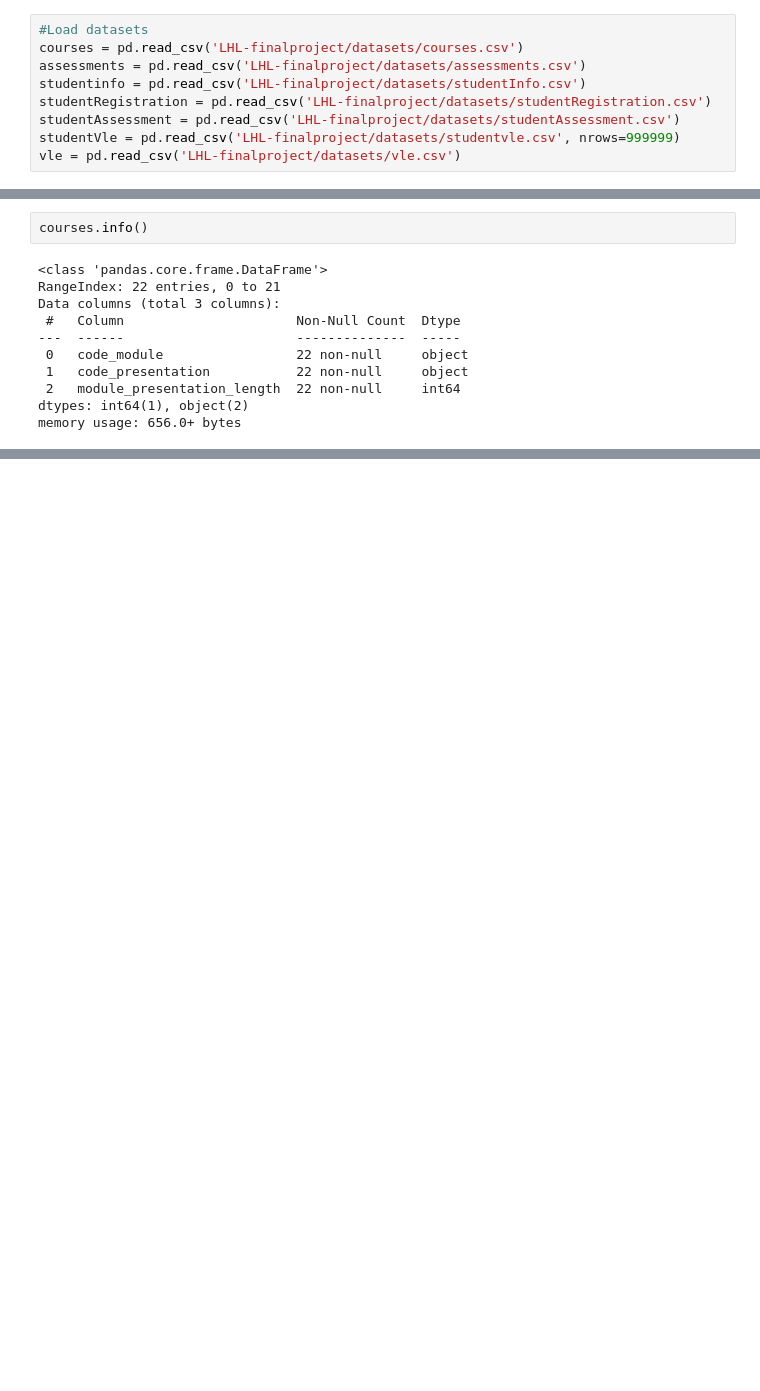
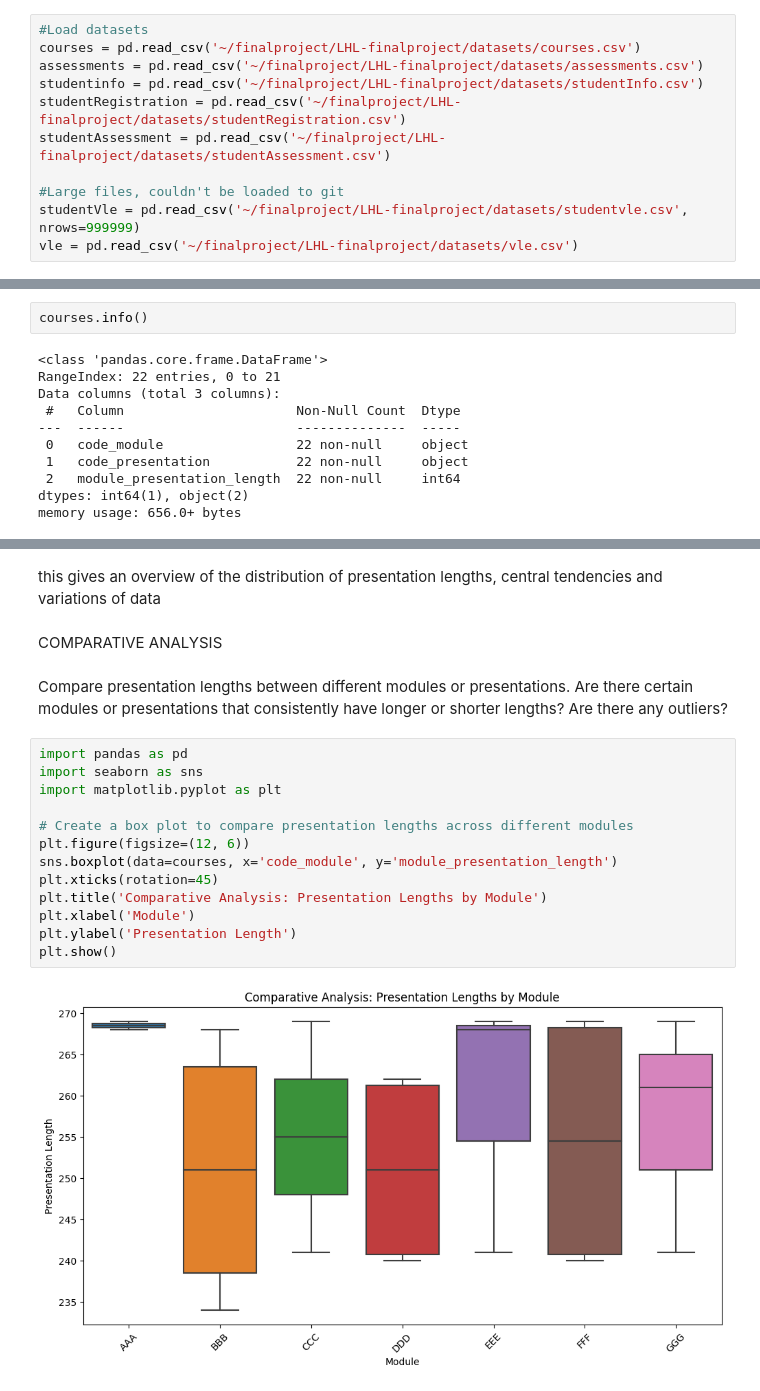
Before and after one commit to LaraOnipede/LHL-finalProject, a Jupyter notebook: notebooks/ExploratoryDataAnalysis.ipynb, the cells around one changed output, grey strips where cells are left out. Drawn from its saved outputs; the diff is of its cells as text; blank space fills up the shorter version.

Commit message:
Exploring the courses and assessments files

```diff
--- a/notebooks/ExploratoryDataAnalysis.ipynb
+++ b/notebooks/ExploratoryDataAnalysis.ipynb
@@ -13,12 +13,14 @@ import warnings
 warnings.filterwarnings('ignore')
 # %%
 #Load datasets
-courses = pd.read_csv('LHL-finalproject/datasets/courses.csv')
-assessments = pd.read_csv('LHL-finalproject/datasets/assessments.csv')
-studentinfo = pd.read_csv('LHL-finalproject/datasets/studentInfo.csv')
-studentRegistration = pd.read_csv('LHL-finalproject/datasets/studentRegistration.csv')
-studentAssessment = pd.read_csv('LHL-finalproject/datasets/studentAssessment.csv')
-studentVle = pd.read_csv('LHL-finalproject/datasets/studentvle.csv', nrows=999999)
-vle = pd.read_csv('LHL-finalproject/datasets/vle.csv')
+courses = pd.read_csv('~/finalproject/LHL-finalproject/datasets/courses.csv')
+assessments = pd.read_csv('~/finalproject/LHL-finalproject/datasets/assessments.csv')
+studentinfo = pd.read_csv('~/finalproject/LHL-finalproject/datasets/studentInfo.csv')
+studentRegistration = pd.read_csv('~/finalproject/LHL-finalproject/datasets/studentRegistration.csv')
+studentAssessment = pd.read_csv('~/finalproject/LHL-finalproject/datasets/studentAssessment.csv')
+
+#Large files, couldn't be loaded to git
+studentVle = pd.read_csv('~/finalproject/LHL-finalproject/datasets/studentvle.csv', nrows=999999)
+vle = pd.read_csv('~/finalproject/LHL-finalproject/datasets/vle.csv')
 # %% [markdown]
 Explore each file to gain an understanding of the dataset
@@ -46,0 +120,21 @@ memory usage: 656.0+ bytes
+# %% [markdown]
+this gives an overview of the distribution of presentation lengths, central tendencies and variations of data
+# %% [markdown]
+COMPARATIVE ANALYSIS
+# %% [markdown]
+Compare presentation lengths between different modules or presentations. Are there certain modules or presentations that consistently have longer or shorter lengths? Are there any outliers?
+# %%
+import pandas as pd
+import seaborn as sns
+import matplotlib.pyplot as plt
+
+# Create a box plot to compare presentation lengths across different modules
+plt.figure(figsize=(12, 6))
+sns.boxplot(data=courses, x='code_module', y='module_presentation_length')
+plt.xticks(rotation=45)
+plt.title('Comparative Analysis: Presentation Lengths by Module')
+plt.xlabel('Module')
+plt.ylabel('Presentation Length')
+plt.show()
+# %% [output]
+[figure, added]
```
Also changed, not shown: parts of 22 cells of this notebook.
